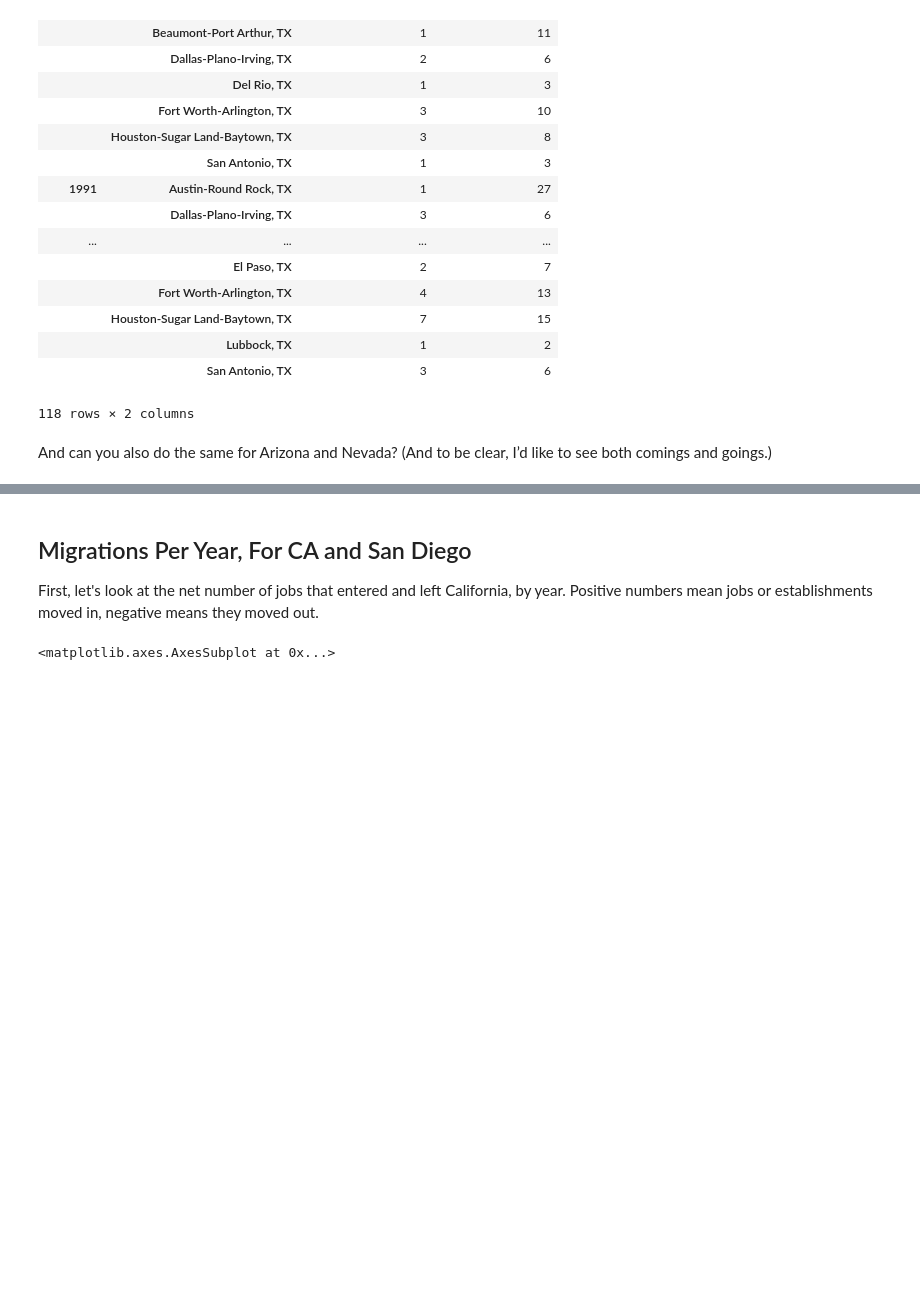
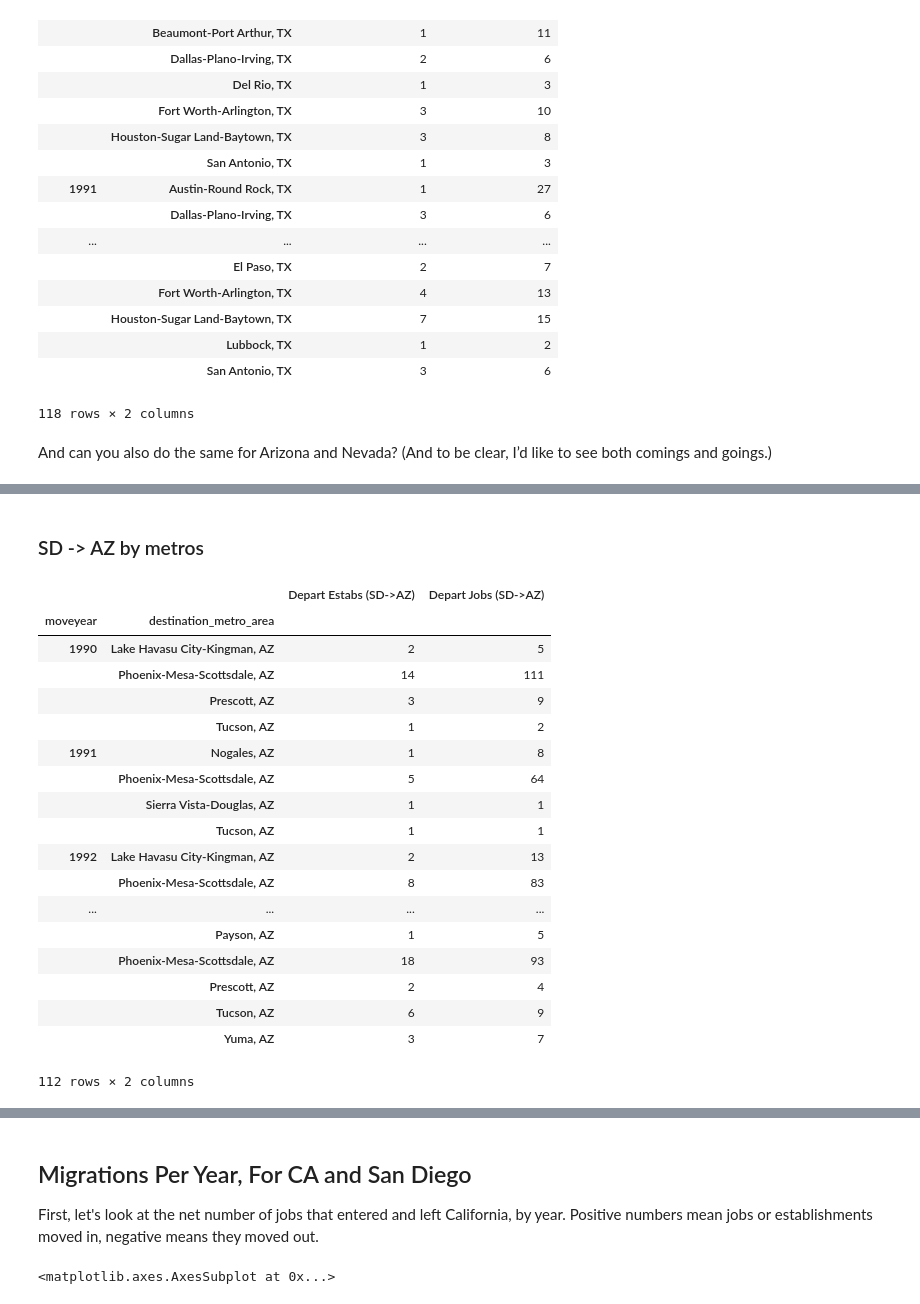
Before and after one commit to SDRDLAnalysts/pdp-data-projects, a Jupyter notebook: voiceofsandiego.org/business-migrations/analysts/gonzalo.ipynb, the cells around one changed output, grey strips where cells are left out. Drawn from its saved outputs; the diff is of its cells as text; code cells hidden in the pictures; blank space fills up the shorter version.

```diff
--- a/voiceofsandiego.org/business-migrations/analysts/gonzalo.ipynb
+++ b/voiceofsandiego.org/business-migrations/analysts/gonzalo.ipynb
@@ -263,0 +306,35 @@ And can you also do the same for Arizona and Nevada? (And to be clear, I’d lik
+# %% [markdown]
+### SD -> AZ by metros
+# %%
+sdtoAZmetroest = df[(df.origin_metro_area=='San Diego-Carlsbad-San Marcos, CA')&
+                 (df['destination_metro_area'].str.contains("AZ"))].groupby(['moveyear', 'destination_metro_area']).estabs.sum()
+
+sdtoAZmetrojobs = df[(df.origin_metro_area=='San Diego-Carlsbad-San Marcos, CA')&
+                 (df['destination_metro_area'].str.contains("AZ"))].groupby(['moveyear', 'destination_metro_area']).jobs.sum()
+
+sdAZmetro = pd.DataFrame({
+'Depart Estabs (SD->AZ)': pd.Series(sdtoAZmetroest),
+'Depart Jobs (SD->AZ)': pd.Series(sdtoAZmetrojobs)
+})
+
+sdAZmetro
+# %% [output]
+|  |  | Depart Estabs (SD->AZ) | Depart Jobs (SD->AZ) |
+| moveyear | destination_metro_area |  |  |
+| 1990 | Lake Havasu City-Kingman, AZ | 2 | 5 |
+|  | Phoenix-Mesa-Scottsdale, AZ | 14 | 111 |
+|  | Prescott, AZ | 3 | 9 |
+|  | Tucson, AZ | 1 | 2 |
+| 1991 | Nogales, AZ | 1 | 8 |
+|  | Phoenix-Mesa-Scottsdale, AZ | 5 | 64 |
+|  | Sierra Vista-Douglas, AZ | 1 | 1 |
+|  | Tucson, AZ | 1 | 1 |
+| 1992 | Lake Havasu City-Kingman, AZ | 2 | 13 |
+|  | Phoenix-Mesa-Scottsdale, AZ | 8 | 83 |
+| ... | ... | ... | ... |
+|  | Payson, AZ | 1 | 5 |
+|  | Phoenix-Mesa-Scottsdale, AZ | 18 | 93 |
+|  | Prescott, AZ | 2 | 4 |
+|  | Tucson, AZ | 6 | 9 |
+|  | Yuma, AZ | 3 | 7 |
+112 rows × 2 columns
```
Also changed, not shown: parts of 18 cells of this notebook.
